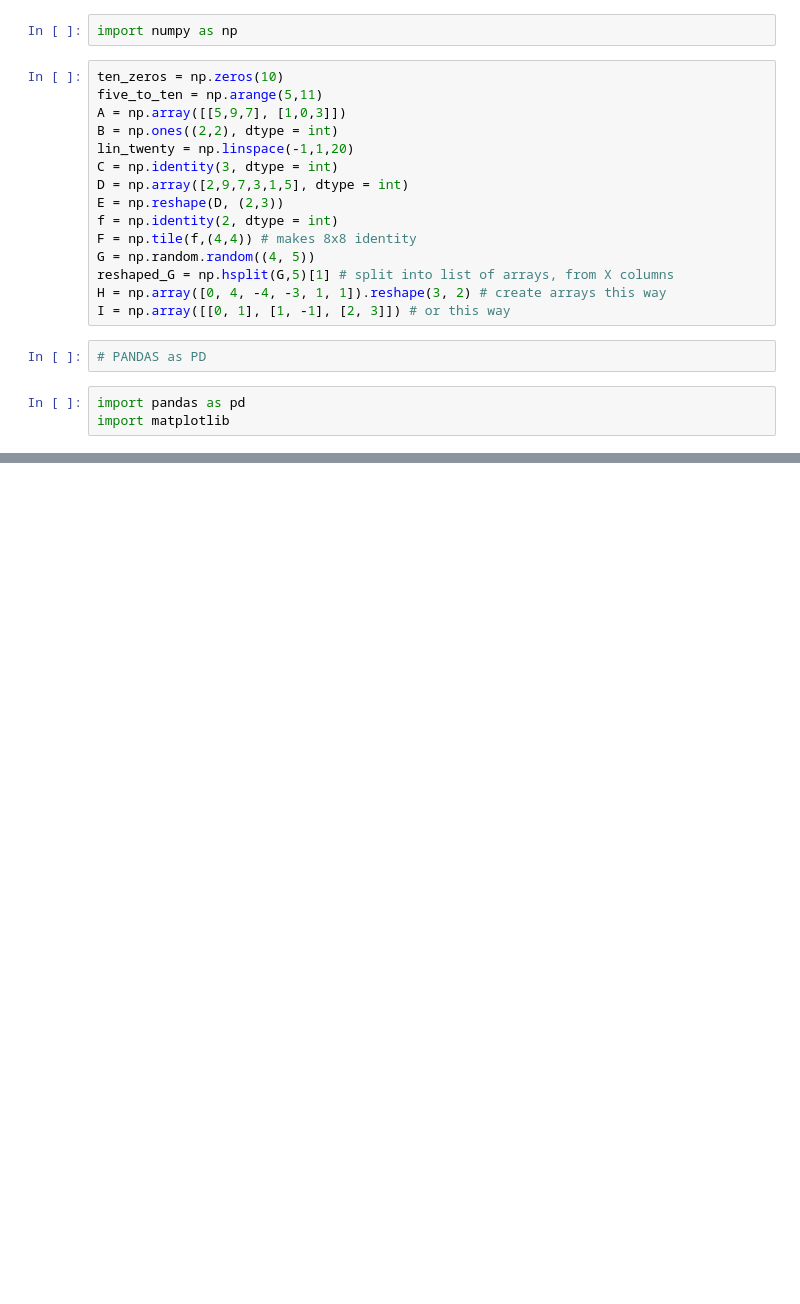
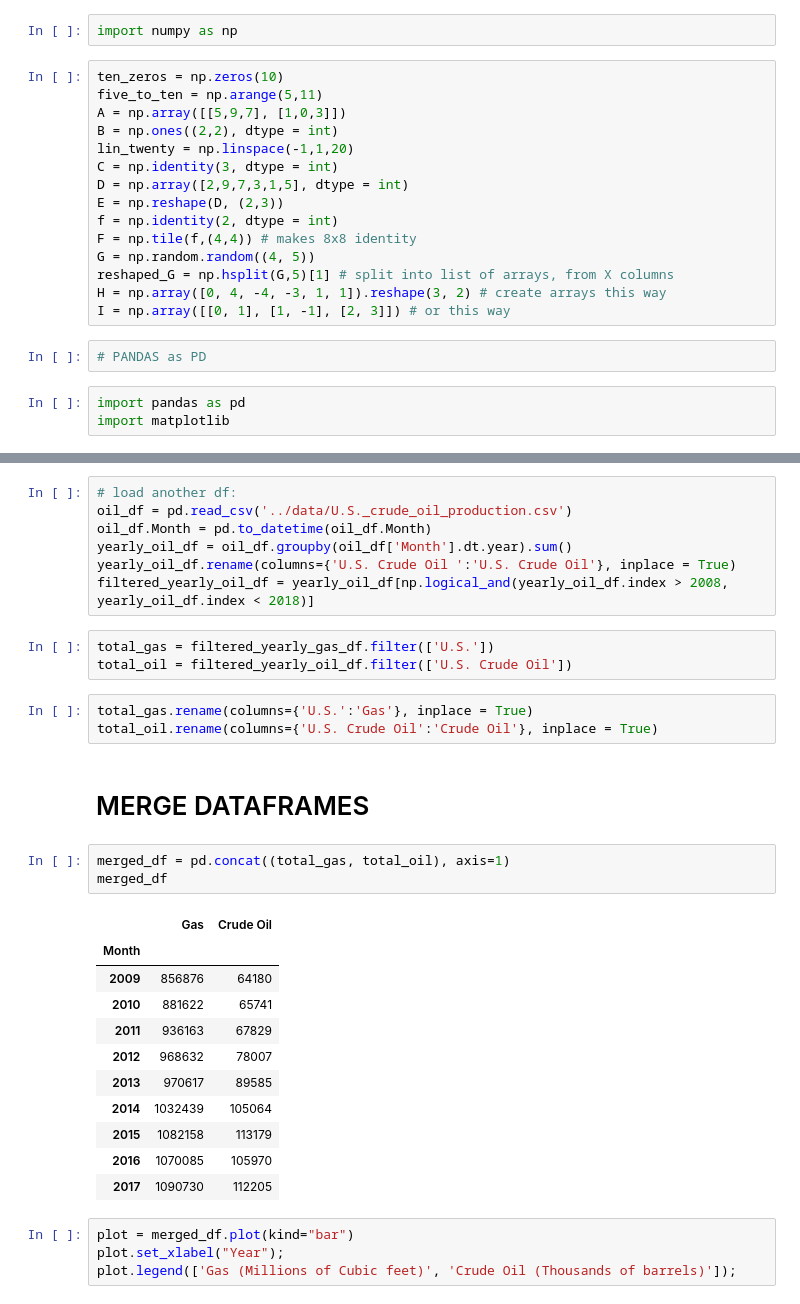
Before and after one commit to hughharford/d_s, a Jupyter notebook: notebooks/data_sci_basics.ipynb, the cells around one changed output, grey strips where cells are left out. Drawn from its saved outputs; the diff is of its cells as text; blank space fills up the shorter version.

```diff
--- a/notebooks/data_sci_basics.ipynb
+++ b/notebooks/data_sci_basics.ipynb
@@ -494,0 +554,34 @@ gas_df.Month = pd.to_datetime(gas_df.Month) # convert to datetime inplace
+# %%
+# load another df:
+oil_df = pd.read_csv('../data/U.S._crude_oil_production.csv')
+oil_df.Month = pd.to_datetime(oil_df.Month)
+yearly_oil_df = oil_df.groupby(oil_df['Month'].dt.year).sum()
+yearly_oil_df.rename(columns={'U.S. Crude Oil ':'U.S. Crude Oil'}, inplace = True)
+filtered_yearly_oil_df = yearly_oil_df[np.logical_and(yearly_oil_df.index > 2008, yearly_oil_df.index < 2018)]
+# %%
+total_gas = filtered_yearly_gas_df.filter(['U.S.'])
+total_oil = filtered_yearly_oil_df.filter(['U.S. Crude Oil'])
+# %%
+total_gas.rename(columns={'U.S.':'Gas'}, inplace = True)
+total_oil.rename(columns={'U.S. Crude Oil':'Crude Oil'}, inplace = True)
+# %% [markdown]
+# MERGE DATAFRAMES
+# %%
+merged_df = pd.concat((total_gas, total_oil), axis=1)
+merged_df
+# %% [output]
+|  | Gas | Crude Oil |
+| Month |  |  |
+| 2009 | 856876 | 64180 |
+| 2010 | 881622 | 65741 |
+| 2011 | 936163 | 67829 |
+| 2012 | 968632 | 78007 |
+| 2013 | 970617 | 89585 |
+| 2014 | 1032439 | 105064 |
+| 2015 | 1082158 | 113179 |
+| 2016 | 1070085 | 105970 |
+| 2017 | 1090730 | 112205 |
+# %%
+plot = merged_df.plot(kind="bar")
+plot.set_xlabel("Year");
+plot.legend(['Gas (Millions of Cubic feet)', 'Crude Oil (Thousands of barrels)']);
```
Also changed, not shown: parts of 8 cells of this notebook.
